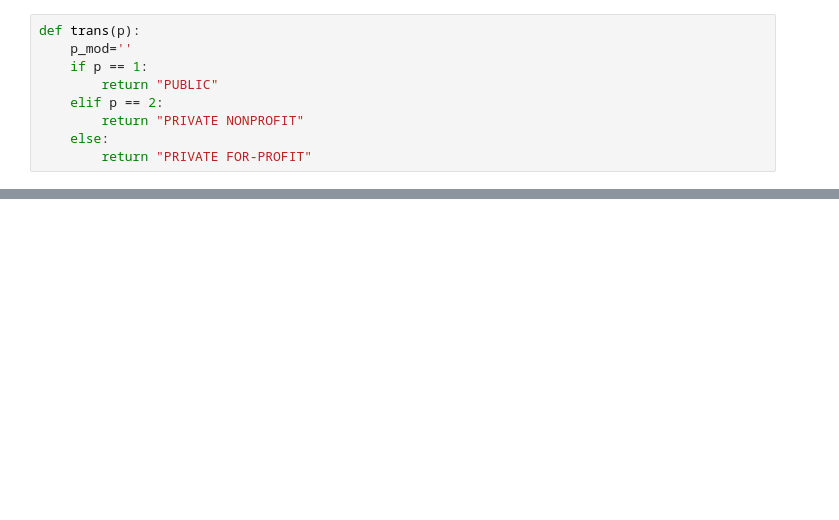
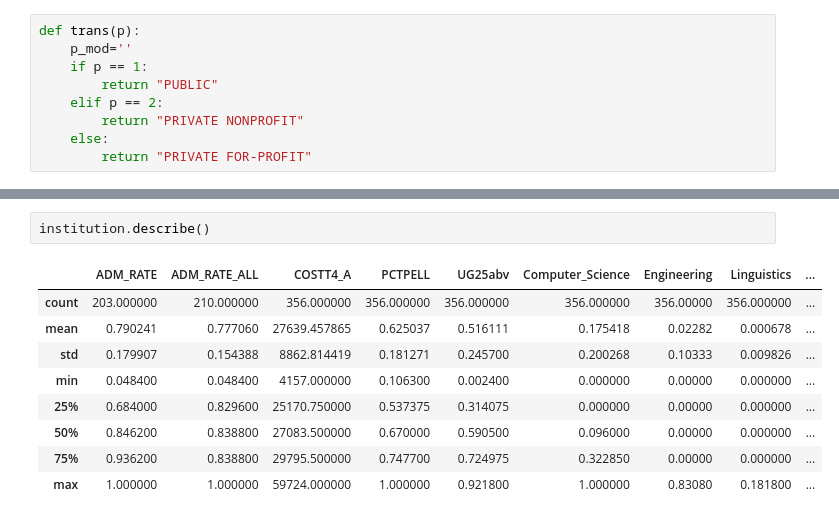
Before and after one commit to acastrillonv/Trabajo-1-TAE, a Jupyter notebook: TrabajoTAE.ipynb, the cells around one changed output, grey strips where cells are left out. Drawn from its saved outputs; the diff is of its cells as text; blank space fills up the shorter version.

```diff
--- a/TrabajoTAE.ipynb
+++ b/TrabajoTAE.ipynb
@@ -53,0 +105,12 @@ data
+# %%
+institution.describe()
+# %% [output]
+|  | ADM_RATE | ADM_RATE_ALL | COSTT4_A | PCTPELL | UG25abv | Computer_Science | Engineering | Linguistics | ... |
+| count | 203.000000 | 210.000000 | 356.000000 | 356.000000 | 356.000000 | 356.000000 | 356.00000 | 356.000000 | ... |
+| mean | 0.790241 | 0.777060 | 27639.457865 | 0.625037 | 0.516111 | 0.175418 | 0.02282 | 0.000678 | ... |
+| std | 0.179907 | 0.154388 | 8862.814419 | 0.181271 | 0.245700 | 0.200268 | 0.10333 | 0.009826 | ... |
+| min | 0.048400 | 0.048400 | 4157.000000 | 0.106300 | 0.002400 | 0.000000 | 0.00000 | 0.000000 | ... |
+| 25% | 0.684000 | 0.829600 | 25170.750000 | 0.537375 | 0.314075 | 0.000000 | 0.00000 | 0.000000 | ... |
+| 50% | 0.846200 | 0.838800 | 27083.500000 | 0.670000 | 0.590500 | 0.096000 | 0.00000 | 0.000000 | ... |
+| 75% | 0.936200 | 0.838800 | 29795.500000 | 0.747700 | 0.724975 | 0.322850 | 0.00000 | 0.000000 | ... |
+| max | 1.000000 | 1.000000 | 59724.000000 | 1.000000 | 0.921800 | 1.000000 | 0.83080 | 0.181800 | ... |
```
Also changed, not shown: parts of 17 cells of this notebook, 1 other file.
